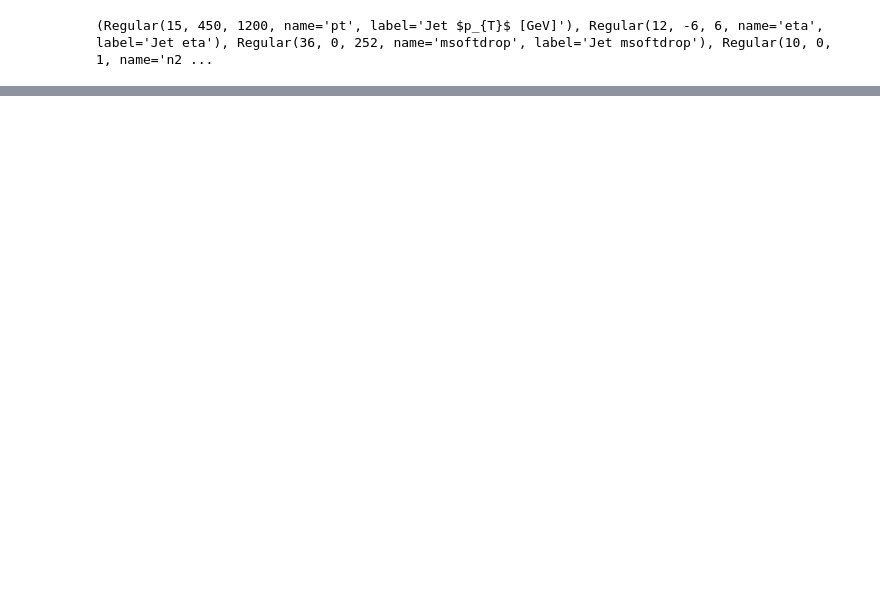
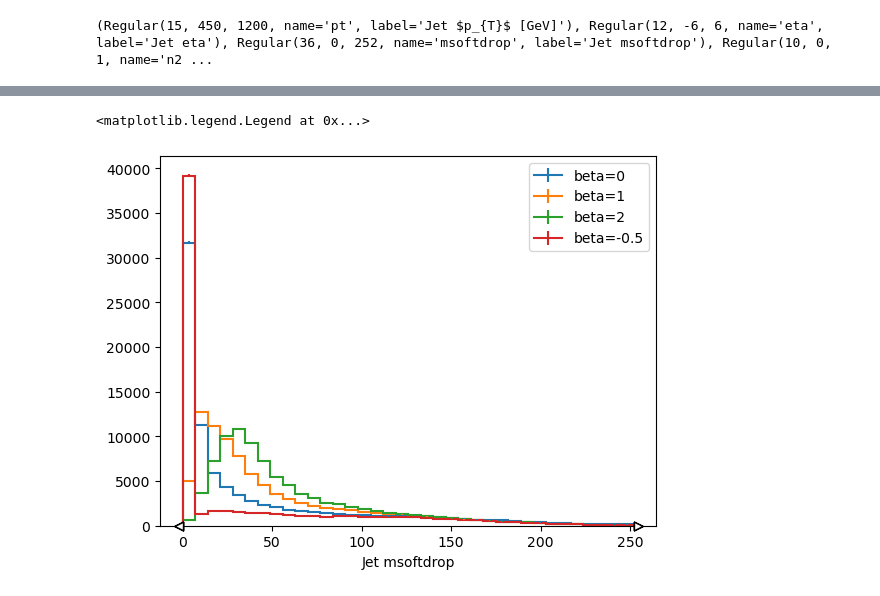
Before and after one commit to nyabando116/USCMS-PURSUE, a Jupyter notebook: data-mc/run-processor.ipynb, the cells around one changed output, grey strips where cells are left out. Saved outputs shown, nothing was run; the diff lists cells and outputs as text; code cells hidden in the pictures; blank space fills up the shorter version.

```diff
--- a/data-mc/run-processor.ipynb
+++ b/data-mc/run-processor.ipynb
@@ -70 +82,13 @@ h[{'eta':sum, 'pt':sum, 'msoftdrop':sum}].plot1d()
+# %%
+h[{'eta':sum, 'pt':sum, 'n2':sum}].plot1d(label="beta=0")
+h1[{'n2b':sum}].plot1d(label="beta=1")
+h2[{'n2b2':sum}].plot1d(label="beta=2")
+h3[{'n2b3':sum}].plot1d(label="beta=-0.5")
+
+plt.legend()
+# h[{'eta':sum, 'pt':sum, 'msoftdrop':sum}].plot1d
+# This sums over eta and pT and draws msoftdrop
+# %% [output]
+<matplotlib.legend.Legend at 0x...>
+[figure, added]
 # %%
```
Also changed, not shown: parts of 23 cells of this notebook, 1 other file.
